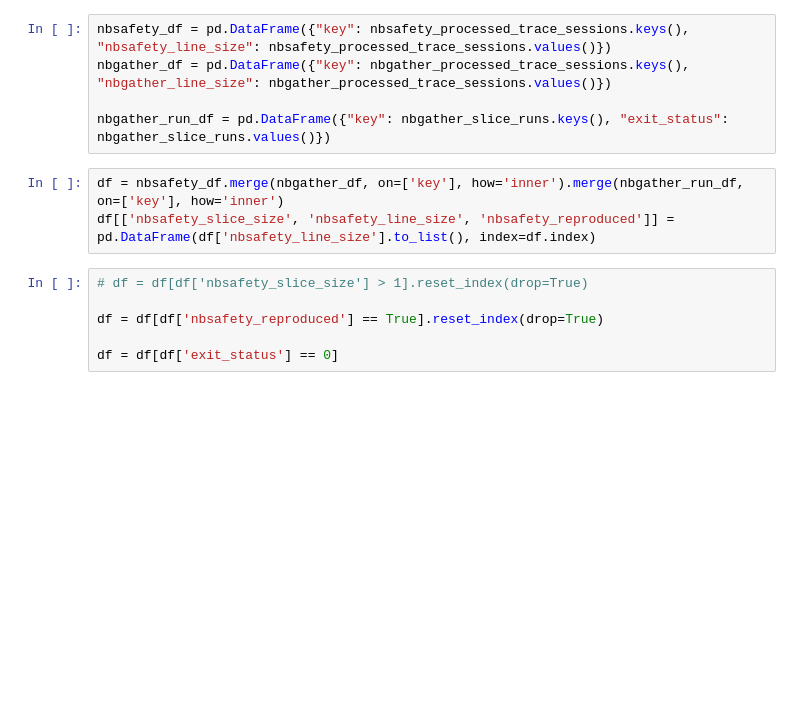
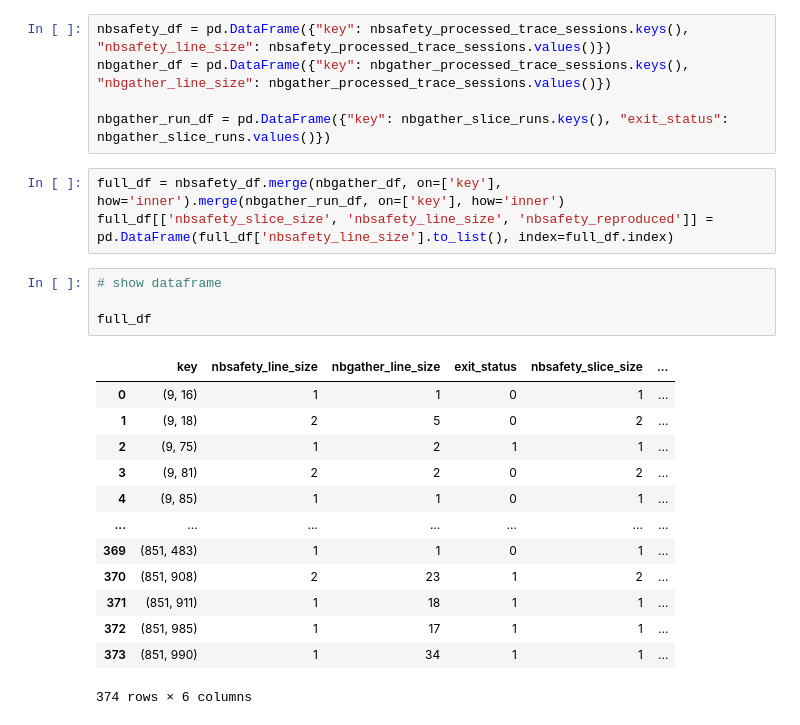
Before and after one commit to shreyashankar/nbsafety-experiments, a Jupyter notebook: notebooks/compare.ipynb, the cells around one changed output. Drawn from its saved outputs; the diff is of its cells as text; blank space fills up the shorter version.

```diff
--- a/notebooks/compare.ipynb
+++ b/notebooks/compare.ipynb
@@ -37,11 +72,23 @@ nbgather_df = pd.DataFrame({"key": nbgather_processed_trace_sessions.keys(), "nb
 
 nbgather_run_df = pd.DataFrame({"key": nbgather_slice_runs.keys(), "exit_status": nbgather_slice_runs.values()})
 # %%
-df = nbsafety_df.merge(nbgather_df, on=['key'], how='inner').merge(nbgather_run_df, on=['key'], how='inner')
-df[['nbsafety_slice_size', 'nbsafety_line_size', 'nbsafety_reproduced']] = pd.DataFrame(df['nbsafety_line_size'].to_list(), index=df.index)
+full_df = nbsafety_df.merge(nbgather_df, on=['key'], how='inner').merge(nbgather_run_df, on=['key'], how='inner')
+full_df[['nbsafety_slice_size', 'nbsafety_line_size', 'nbsafety_reproduced']] = pd.DataFrame(full_df['nbsafety_line_size'].to_list(), index=full_df.index)
-# %%
-# df = df[df['nbsafety_slice_size'] > 1].reset_index(drop=True)
-
-df = df[df['nbsafety_reproduced'] == True].reset_index(drop=True)
-
-df = df[df['exit_status'] == 0]
+# %%
+# show dataframe
+
+full_df
+# %% [output]
+|  | key | nbsafety_line_size | nbgather_line_size | exit_status | nbsafety_slice_size | ... |
+| 0 | (9, 16) | 1 | 1 | 0 | 1 | ... |
+| 1 | (9, 18) | 2 | 5 | 0 | 2 | ... |
+| 2 | (9, 75) | 1 | 2 | 1 | 1 | ... |
+| 3 | (9, 81) | 2 | 2 | 0 | 2 | ... |
+| 4 | (9, 85) | 1 | 1 | 0 | 1 | ... |
+| ... | ... | ... | ... | ... | ... | ... |
+| 369 | (851, 483) | 1 | 1 | 0 | 1 | ... |
+| 370 | (851, 908) | 2 | 23 | 1 | 2 | ... |
+| 371 | (851, 911) | 1 | 18 | 1 | 1 | ... |
+| 372 | (851, 985) | 1 | 17 | 1 | 1 | ... |
+| 373 | (851, 990) | 1 | 34 | 1 | 1 | ... |
+374 rows × 6 columns
```
Also changed, not shown: parts of 15 cells of this notebook.
